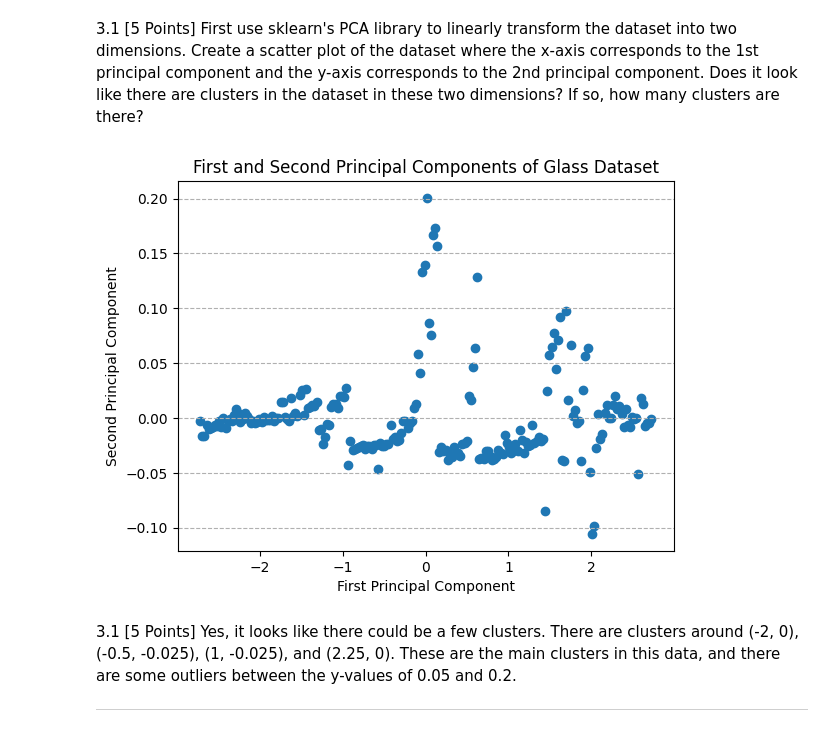
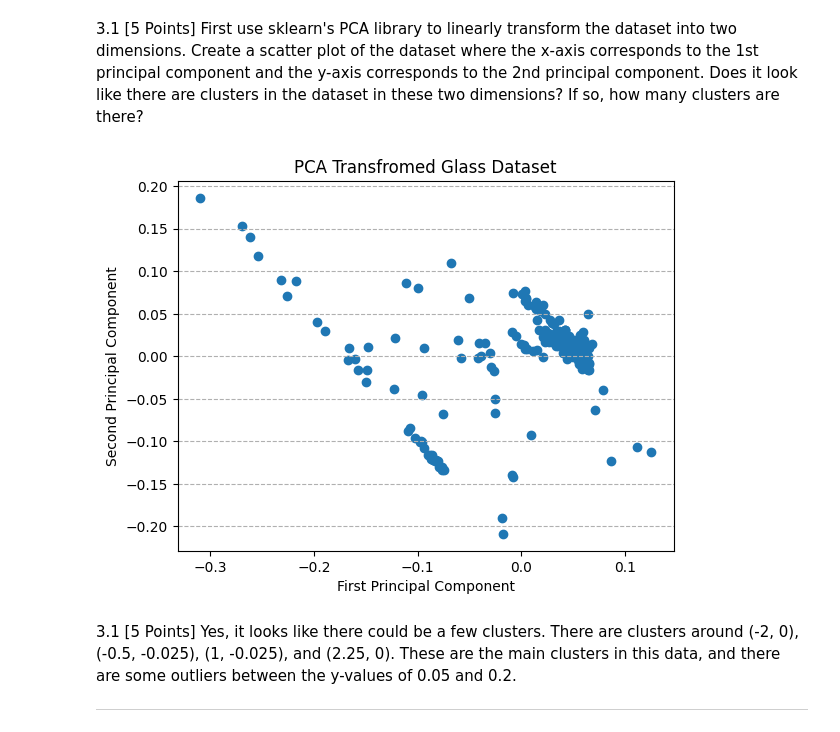
Before and after one commit to joshaney324/DataMiningProject3, a Jupyter notebook: Project3.ipynb, the cells around one changed output. Cells and saved outputs as stored; diff of their text form; code cells hidden in the pictures.

```diff
--- a/Project3.ipynb
+++ b/Project3.ipynb
@@ -261,23 +261,24 @@ Part 3: Analyze your data.
 # %%
 file_path = 'glass.data'
 data = np.loadtxt(file_path, delimiter=',')
+data = data[:,1:-1]
 means = np.mean(data)
 stds = np.std(data)
 
 data_standard = (data - means)/stds
 
 pca = PCA(n_components=2)
 
 glass_pca = pca.fit_transform(data_standard)
 
 plt.scatter(glass_pca[:,0], glass_pca[:,1])
 plt.xlabel("First Principal Component")
 plt.ylabel("Second Principal Component")
-plt.title("First and Second Principal Components of Glass Dataset")
+plt.title("PCA Transfromed Glass Dataset")
 plt.grid(axis='y', linestyle='--')
 plt.show()
 # %% [output]
-[figure, old version]
+[figure, new version]
 # %% [markdown]
 3.1 [5 Points] Yes, it looks like there could be a few clusters. There are clusters around (-2, 0), (-0.5, -0.025), (1, -0.025), and (2.25, 0). These are the main clusters in this data, and there are some outliers between the y-values of 0.05 and 0.2.
 
```
Also changed, not shown: parts of 4 cells of this notebook.
